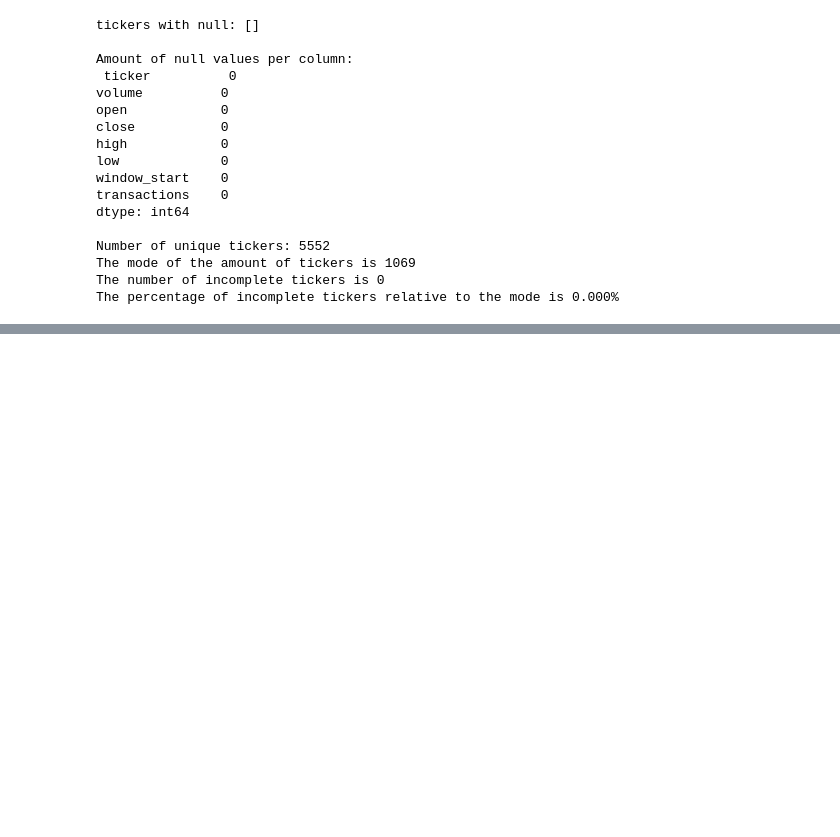
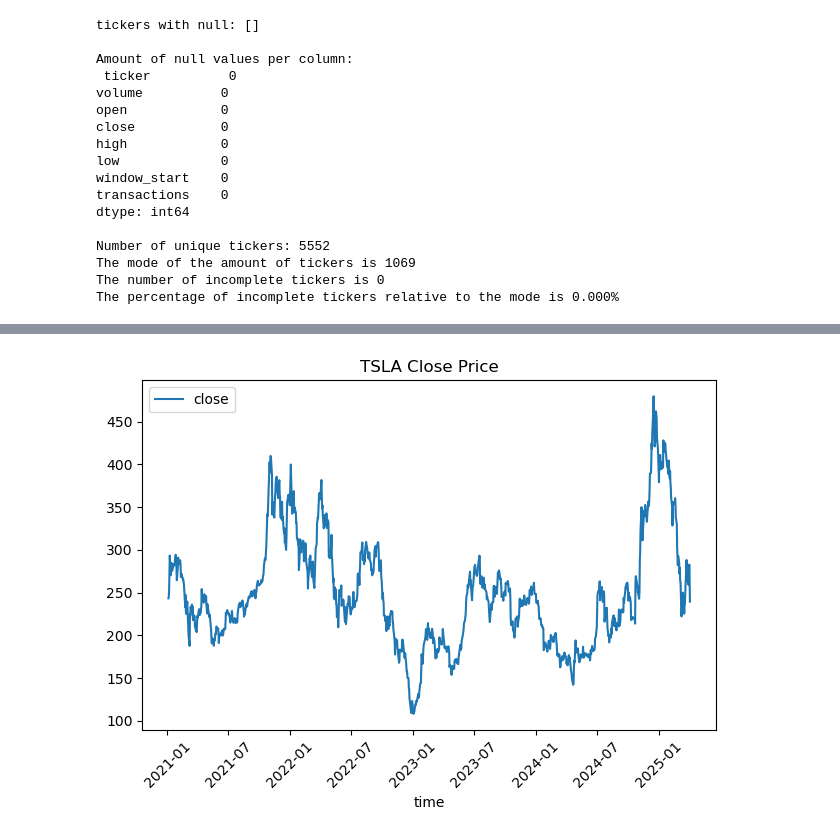
Before and after one commit to cadenlund/AlphactoryDB, a Jupyter notebook: notebooks/Daily_data_exploration.ipynb, the cells around one changed output, grey strips where cells are left out. Drawn from its saved outputs; the diff is of its cells as text; code cells hidden in the pictures; blank space fills up the shorter version.

```diff
--- a/notebooks/Daily_data_exploration.ipynb
+++ b/notebooks/Daily_data_exploration.ipynb
@@ -13,6 +13,7 @@ load_dotenv()
 # Load the environment variables into python variables
 ACCESS_KEY = os.getenv("AWS_ACCESS_KEY_ID")
 SECRET_KEY = os.getenv("AWS_SECRET_ACCESS_KEY")
+POLYGON_KEY = os.getenv("POLYGON_API_KEYS")
 # %%
 # Initialize a session using the AWS keys
 session = boto3.Session( # Session object used to configure users and environment control
@@ -177,2 +206,37 @@ plt.show()
 # %%
-def adjust_for_splits(data):
+def adjust_for_splits(data, splits):
+    start_date = pd.to_datetime(data['time'].min())
+    end_date = pd.to_datetime(data['time'].max())
+
+    tickers_in_data = set(data['ticker'].unique())
+
+    # Filter splits
+    filtered = [
+        s for s in splits
+        if start_date <= pd.to_datetime(s.execution_date) <= end_date
+        and s.ticker in tickers_in_data
+    ]
+
+    data = data.copy()
+    splits = sorted(filtered, key=lambda s: s.execution_date)
+
+    for split in tqdm(splits, desc='Adjusting ohlcv data to splits'):
+        exec_date = pd.to_datetime(split.execution_date)
+        ratio = split.split_from / split.split_to
+        ticker = split.ticker
+
+        # Use the 'time' column for the date filter
+        mask = (data['ticker'] == ticker) & (pd.to_datetime(data['time']) < exec_date)
+        data.loc[mask, ['open', 'high', 'low', 'close']] *= ratio
+        data.loc[mask, 'volume'] /= ratio
+
+    return data
+# %%
+data = adjust_for_splits(filtered_data, splits)
+# %%
+data[data['ticker'] == 'TSLA'].plot(x='time', y='close', title='TSLA Close Price')
+plt.xticks(rotation=45)  # Rotate x-axis labels vertically
+plt.tight_layout()       # Optional: prevent clipping
+plt.show()
+# %% [output]
+[figure, added]
```
Also changed, not shown: parts of 9 cells of this notebook, 2 other files.
